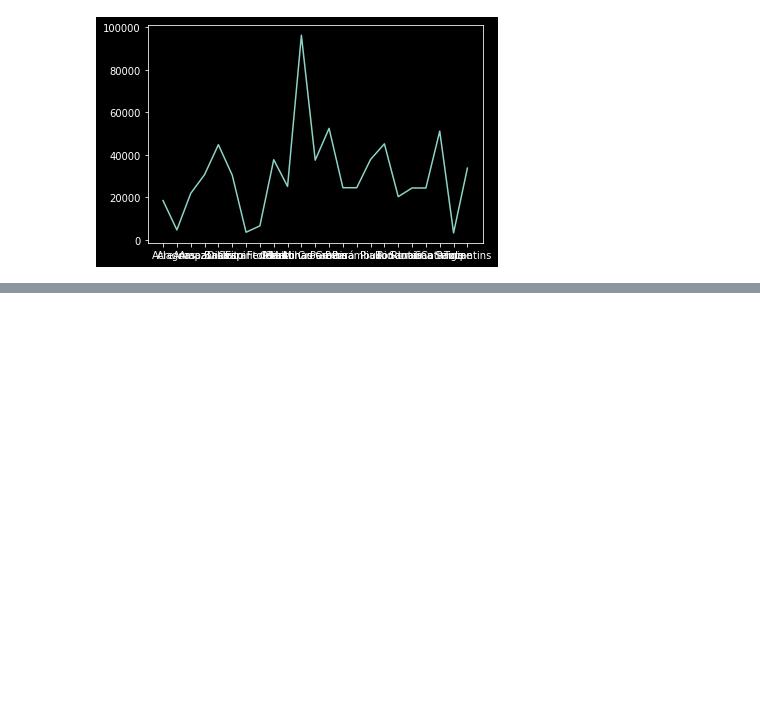
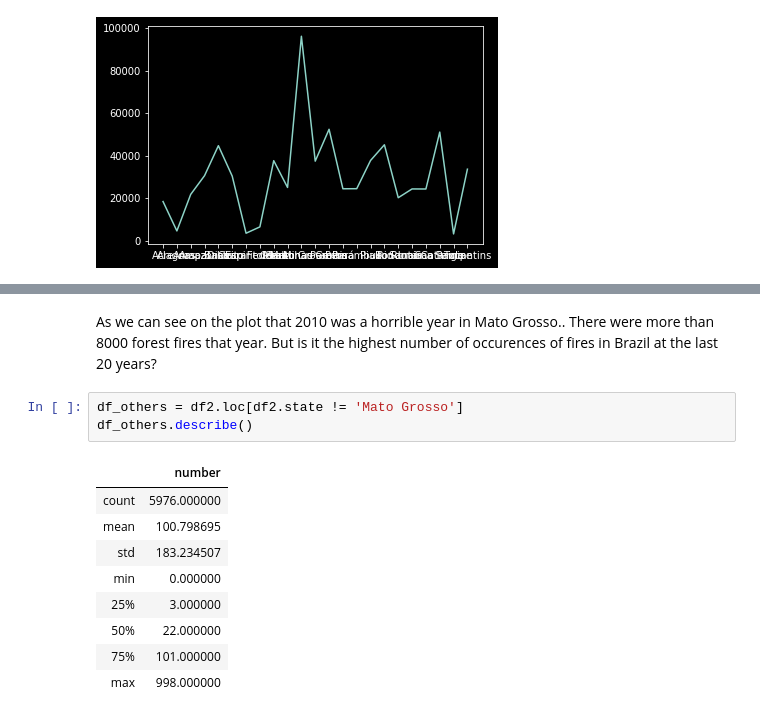
Before and after one commit to aczimermate/HomeProject, a Jupyter notebook: fire_brazil_eda.ipynb, the cells around one changed output, grey strips where cells are left out. Cells and saved outputs as stored; diff of their text form; blank space fills up the shorter version.

```diff
--- a/fire_brazil_eda.ipynb
+++ b/fire_brazil_eda.ipynb
@@ -281,0 +329,15 @@ plt.plot(df_sum_per_state.index, df_sum_per_state)
+# %% [markdown]
+As we can see on the plot that 2010 was a horrible year in Mato Grosso.. There were more than 8000 forest fires that year. But is it the highest number of occurences of fires in Brazil at the last 20 years?
+# %%
+df_others = df2.loc[df2.state != 'Mato Grosso']
+df_others.describe()
+# %% [output]
+|  | number |
+| count | 5976.000000 |
+| mean | 100.798695 |
+| std | 183.234507 |
+| min | 0.000000 |
+| 25% | 3.000000 |
+| 50% | 22.000000 |
+| 75% | 101.000000 |
+| max | 998.000000 |
```
Also changed, not shown: parts of 14 cells of this notebook.
